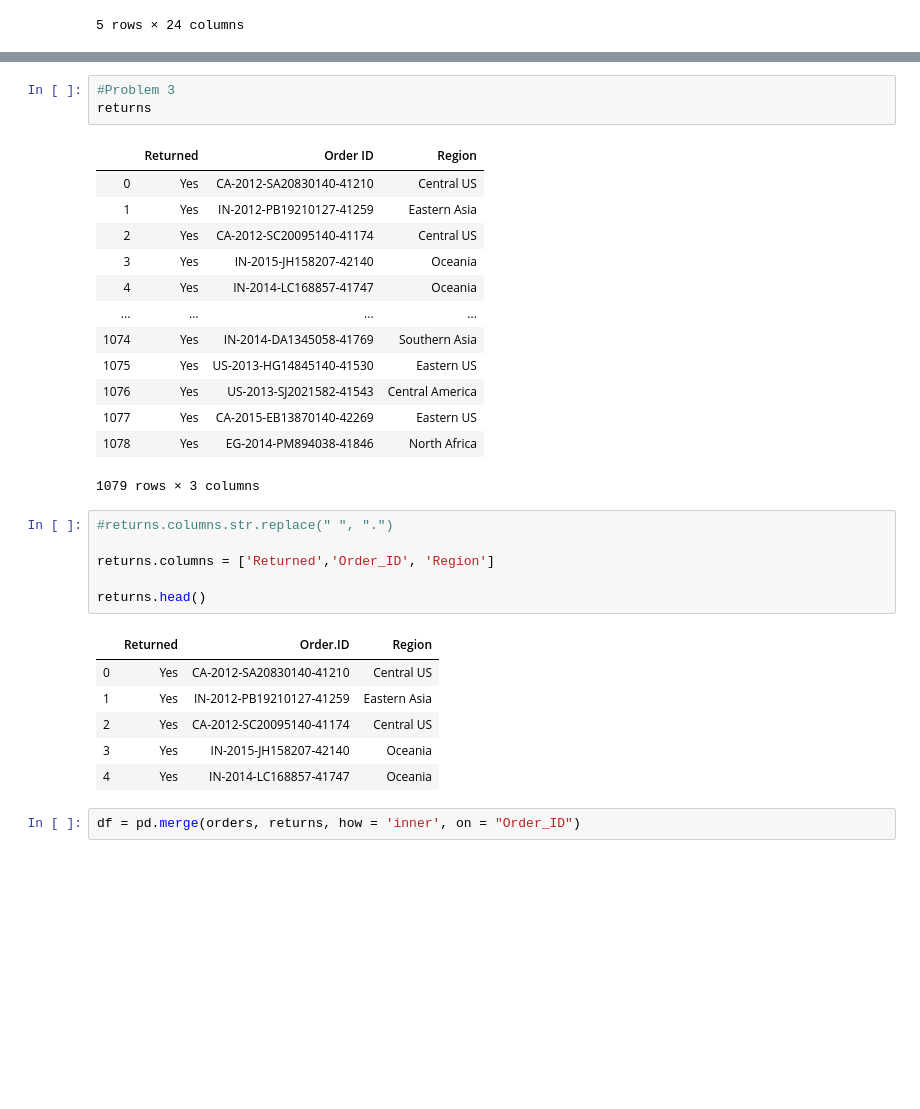
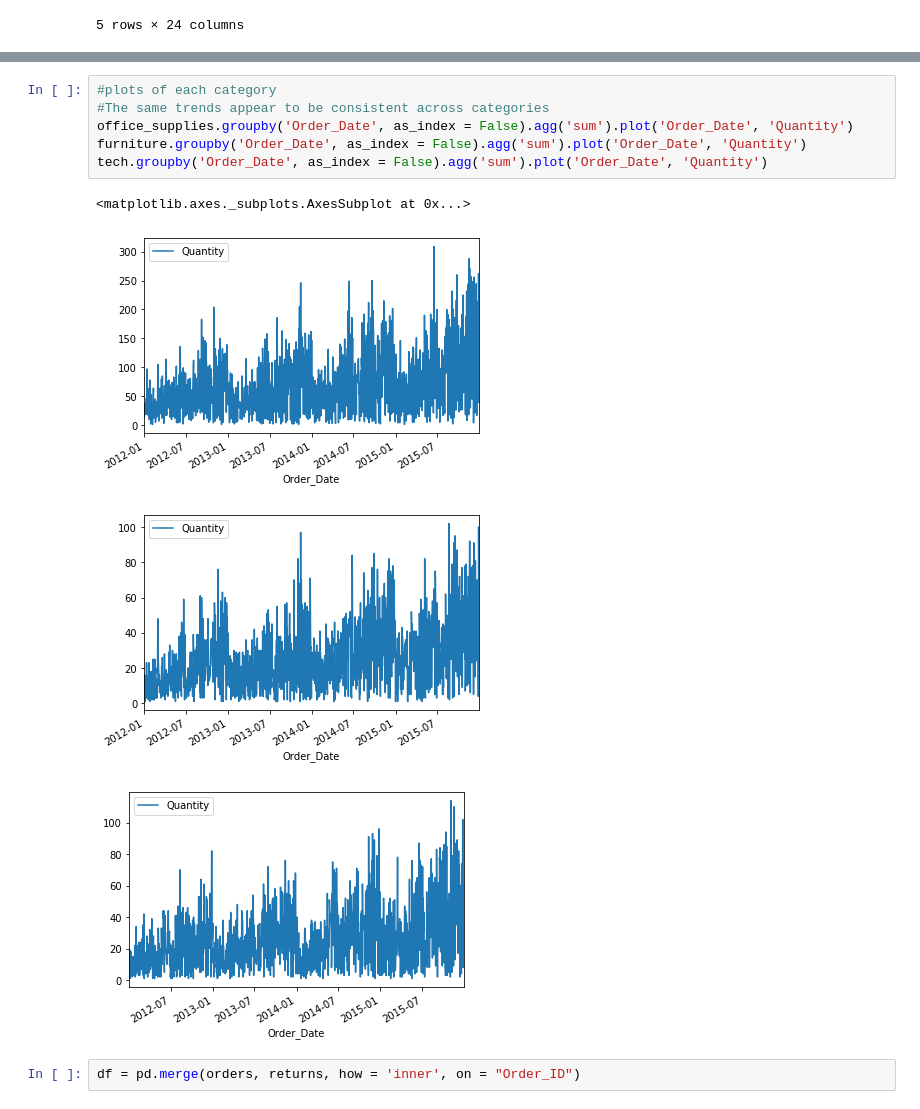
Before and after one commit to bpj2500/ml_lab, a Jupyter notebook: Final .ipynb, the cells around one changed output, grey strips where cells are left out. Saved outputs shown, nothing was run; the diff lists cells and outputs as text; blank space fills up the shorter version.

```diff
--- a/Final .ipynb
+++ b/Final .ipynb
@@ -81,32 +60,13 @@ fig2 = px.bar(sups.sort_values(by='Order.Date'), x="Order.Date", y="Quantity")
-# %%
-#Problem 3
-returns
-# %% [output]
-|  | Returned | Order ID | Region |
-| 0 | Yes | CA-2012-SA20830140-41210 | Central US |
-| 1 | Yes | IN-2012-PB19210127-41259 | Eastern Asia |
-| 2 | Yes | CA-2012-SC20095140-41174 | Central US |
-| 3 | Yes | IN-2015-JH158207-42140 | Oceania |
-| 4 | Yes | IN-2014-LC168857-41747 | Oceania |
-| ... | ... | ... | ... |
-| 1074 | Yes | IN-2014-DA1345058-41769 | Southern Asia |
-| 1075 | Yes | US-2013-HG14845140-41530 | Eastern US |
-| 1076 | Yes | US-2013-SJ2021582-41543 | Central America |
-| 1077 | Yes | CA-2015-EB13870140-42269 | Eastern US |
-| 1078 | Yes | EG-2014-PM894038-41846 | North Africa |
-1079 rows × 3 columns
-# %%
-#returns.columns.str.replace(" ", ".")
-
-returns.columns = ['Returned','Order_ID', 'Region']
-
-returns.head()
-# %% [output]
-|  | Returned | Order.ID | Region |
-| 0 | Yes | CA-2012-SA20830140-41210 | Central US |
-| 1 | Yes | IN-2012-PB19210127-41259 | Eastern Asia |
-| 2 | Yes | CA-2012-SC20095140-41174 | Central US |
-| 3 | Yes | IN-2015-JH158207-42140 | Oceania |
-| 4 | Yes | IN-2014-LC168857-41747 | Oceania |
+# %%
+#plots of each category
+#The same trends appear to be consistent across categories
+office_supplies.groupby('Order_Date', as_index = False).agg('sum').plot('Order_Date', 'Quantity')
+furniture.groupby('Order_Date', as_index = False).agg('sum').plot('Order_Date', 'Quantity')
+tech.groupby('Order_Date', as_index = False).agg('sum').plot('Order_Date', 'Quantity')
+# %% [output]
+<matplotlib.axes._subplots.AxesSubplot at 0x...>
+[figure, added]
+[figure, added]
+[figure, added]
 # %%
 df = pd.merge(orders, returns, how = 'inner', on = "Order_ID")
```
Also changed, not shown: parts of 15 cells of this notebook.
